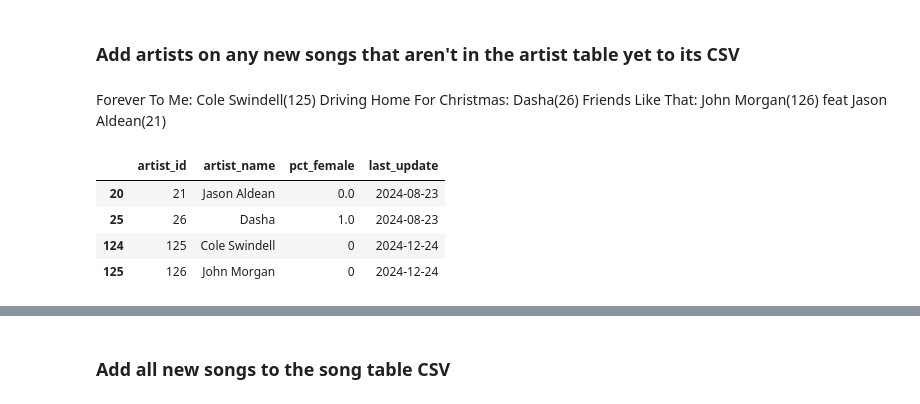
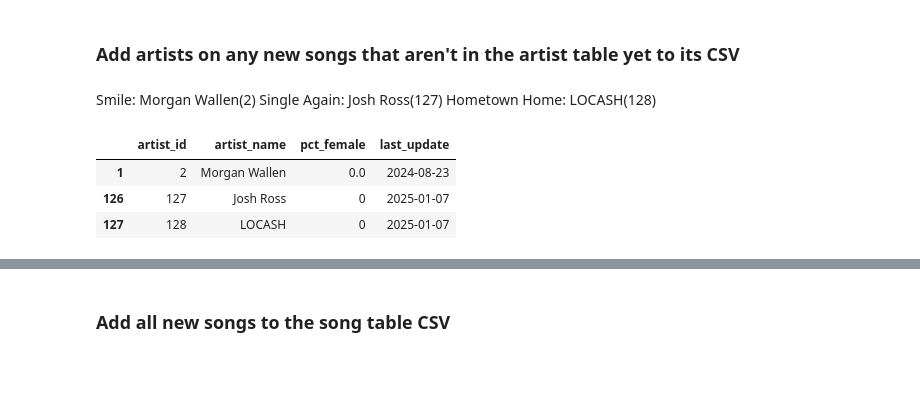
Before and after one commit to jwmanahan/billboard, a Jupyter notebook: add_new_week.ipynb, the cells around one changed output, grey strips where cells are left out. Cells and saved outputs as stored; diff of their text form; code cells hidden in the pictures; blank space fills up the shorter version.

```diff
--- a/add_new_week.ipynb
+++ b/add_new_week.ipynb
@@ -147,23 +147,21 @@ print(list(new_song_to_rank.keys()))
 # %%
 df_artist = pd.read_csv('source_data/artist.csv')
 # %% [markdown]
-Forever To Me: Cole Swindell(125)
-Driving Home For Christmas: Dasha(26)
-Friends Like That: John Morgan(126) feat Jason Aldean(21)
+Smile: Morgan Wallen(2)
+Single Again: Josh Ross(127)
+Hometown Home: LOCASH(128)
 # %%
 new_song_artists = [
-    'Cole Swindell'
-    , 'Dasha'
-    , 'John Morgan'
-    , 'Jason Aldean'
+    'Morgan Wallen'
+    , 'Josh Ross'
+    , 'LOCASH'
 ]
 df_artist[df_artist['artist_name'].isin(new_song_artists)]
 # %% [output]
 |  | artist_id | artist_name | pct_female | last_update |
-| 20 | 21 | Jason Aldean | 0.0 | 2024-08-23 |
-| 25 | 26 | Dasha | 1.0 | 2024-08-23 |
-| 124 | 125 | Cole Swindell | 0 | 2024-12-24 |
-| 125 | 126 | John Morgan | 0 | 2024-12-24 |
+| 1 | 2 | Morgan Wallen | 0.0 | 2024-08-23 |
+| 126 | 127 | Josh Ross | 0 | 2025-01-07 |
+| 127 | 128 | LOCASH | 0 | 2025-01-07 |
 # %%
 df_artist['artist_id'].max()
 # %% [output]
```
Also changed, not shown: parts of 36 cells of this notebook, 5 other files.
